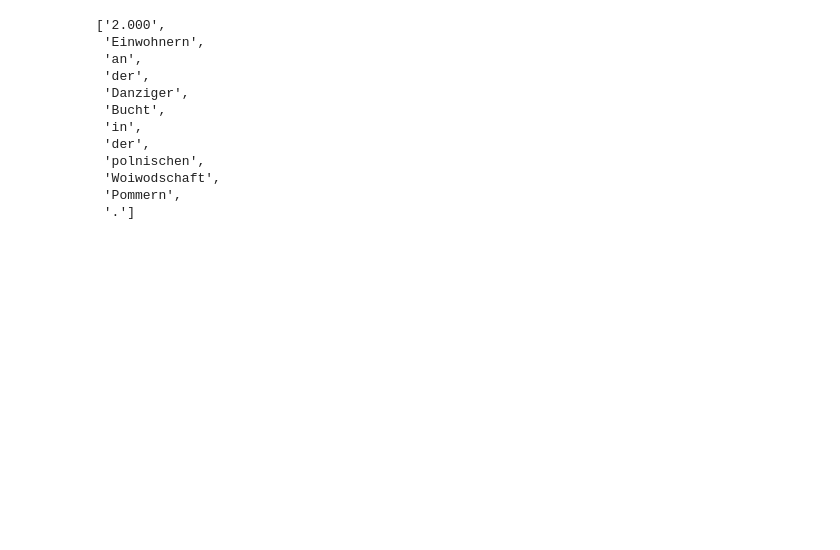
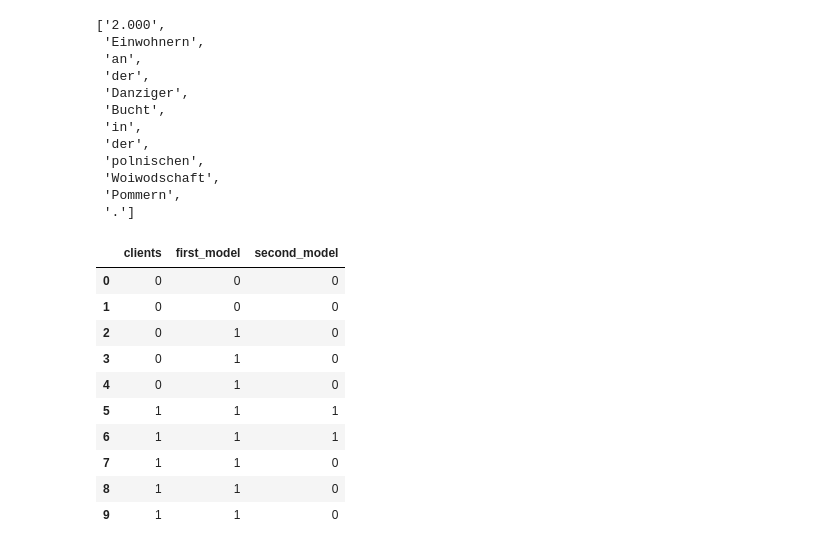
Before and after one commit to NurmukhamedKZ/NLP_for_transformers, a Jupyter notebook: MNER.ipynb, the cells around one changed output. Drawn from its saved outputs; the diff is of its cells as text; code cells hidden in the pictures; blank space fills up the shorter version.

```diff
--- a/MNER.ipynb
+++ b/MNER.ipynb
@@ -759,3 +753,31 @@ panx_ch["de"]["train"]["tokens"][0]
  'Woiwodschaft',
  'Pommern',
  '.']
+# %%
+clients = [0, 0, 0, 0, 0,
+           1, 1, 1, 1, 1]
+first_model_pred = [0, 0, 1, 1, 1,
+                    1, 1, 1, 1, 1]
+second_model_pred = [0, 0, 0, 0, 0,
+                     1, 1, 0, 0, 0]
+
+
+df = pd.DataFrame({
+    'clients': clients,
+    'first_model': first_model_pred,
+    'second_model': second_model_pred
+})
+
+df
+# %% [output]
+|  | clients | first_model | second_model |
+| 0 | 0 | 0 | 0 |
+| 1 | 0 | 0 | 0 |
+| 2 | 0 | 1 | 0 |
+| 3 | 0 | 1 | 0 |
+| 4 | 0 | 1 | 0 |
+| 5 | 1 | 1 | 1 |
+| 6 | 1 | 1 | 1 |
+| 7 | 1 | 1 | 0 |
+| 8 | 1 | 1 | 0 |
+| 9 | 1 | 1 | 0 |
```
Also changed, not shown: parts of 32 cells of this notebook, 2 other files.
